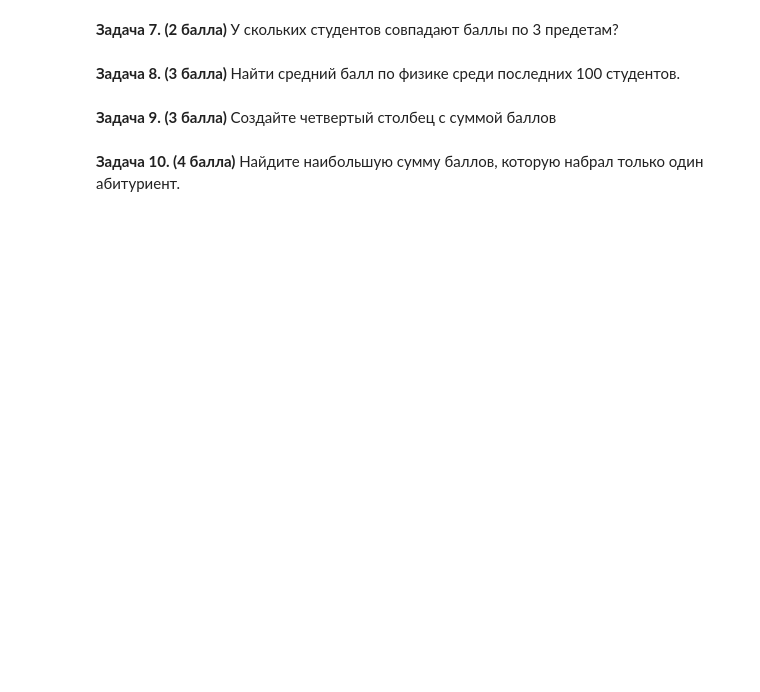
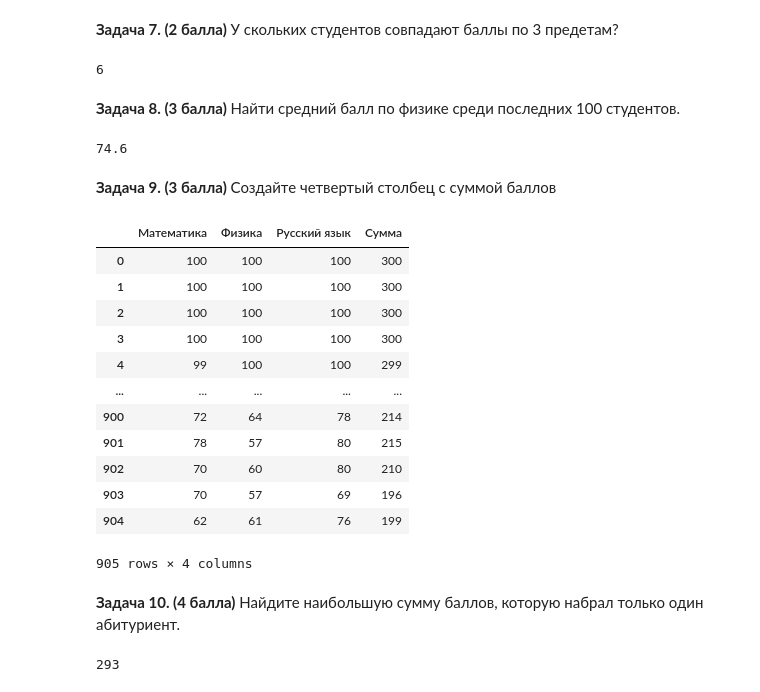
Before and after one commit to bursefff/python_2023, a Jupyter notebook: classwork09/Бурцев_Роман_Б02-311.ipynb, the cells around one changed output. Drawn from its saved outputs; the diff is of its cells as text; code cells hidden in the pictures; blank space fills up the shorter version.

```diff
--- a/classwork09/Бурцев_Роман_Б02-311.ipynb
+++ b/classwork09/Бурцев_Роман_Б02-311.ipynb
@@ -200,8 +376,43 @@ $$
 # %% [markdown]
 **Задача 7. (2 балла)** У скольких студентов совпадают баллы по 3 предетам?
+# %%
+f = pd.read_csv('use.csv')
+f[(f['Математика']==f['Русский язык']) &(f['Математика'] == f['Физика'])].shape[0]
+# %% [output]
+6
 # %% [markdown]
 **Задача 8. (3 балла)** Найти средний балл по физике среди последних 100 студентов.
+# %%
+f = pd.read_csv('use.csv')
+f1 = f.tail(100)
+f1.mean()['Физика']
+# %% [output]
+74.6
 # %% [markdown]
 **Задача 9. (3 балла)** Создайте четвертый столбец с суммой баллов
+# %%
+f = pd.read_csv('use.csv')
+f.loc[:, 'Сумма'] = f['Математика']+f['Физика']+f['Русский язык']
+f
+# %% [output]
+|  | Математика | Физика | Русский язык | Сумма |
+| 0 | 100 | 100 | 100 | 300 |
+| 1 | 100 | 100 | 100 | 300 |
+| 2 | 100 | 100 | 100 | 300 |
+| 3 | 100 | 100 | 100 | 300 |
+| 4 | 99 | 100 | 100 | 299 |
+| ... | ... | ... | ... | ... |
+| 900 | 72 | 64 | 78 | 214 |
+| 901 | 78 | 57 | 80 | 215 |
+| 902 | 70 | 60 | 80 | 210 |
+| 903 | 70 | 57 | 69 | 196 |
+| 904 | 62 | 61 | 76 | 199 |
+905 rows × 4 columns
 # %% [markdown]
 **Задача 10. (4 балла)** Найдите наибольшую сумму баллов, которую набрал только один абитуриент.
+# %%
+f1= f.groupby(by='Сумма').agg({'Сумма': 'count'})
+f1 = f1[f1['Сумма'] == 1]
+f1.index.max()
+# %% [output]
+293
```
Also changed, not shown: parts of 21 cells of this notebook.
